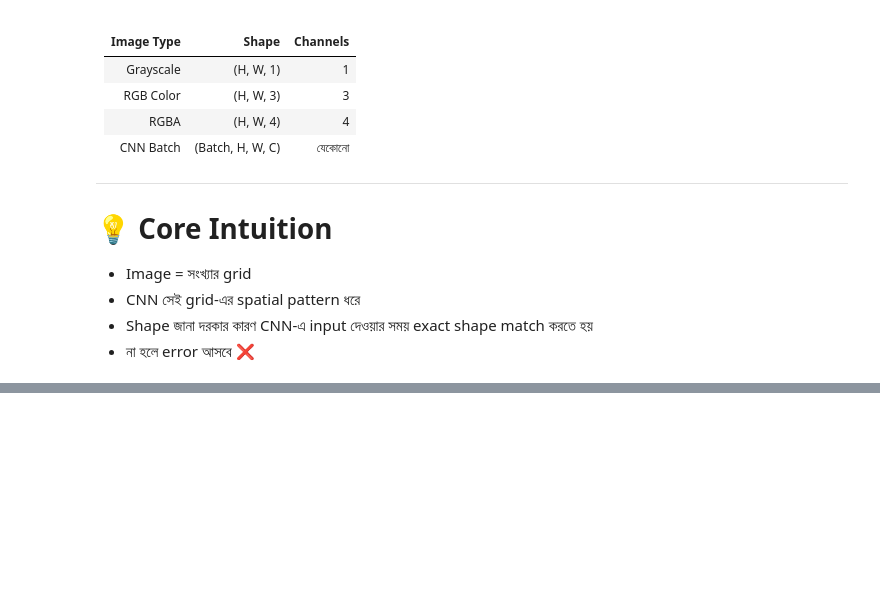
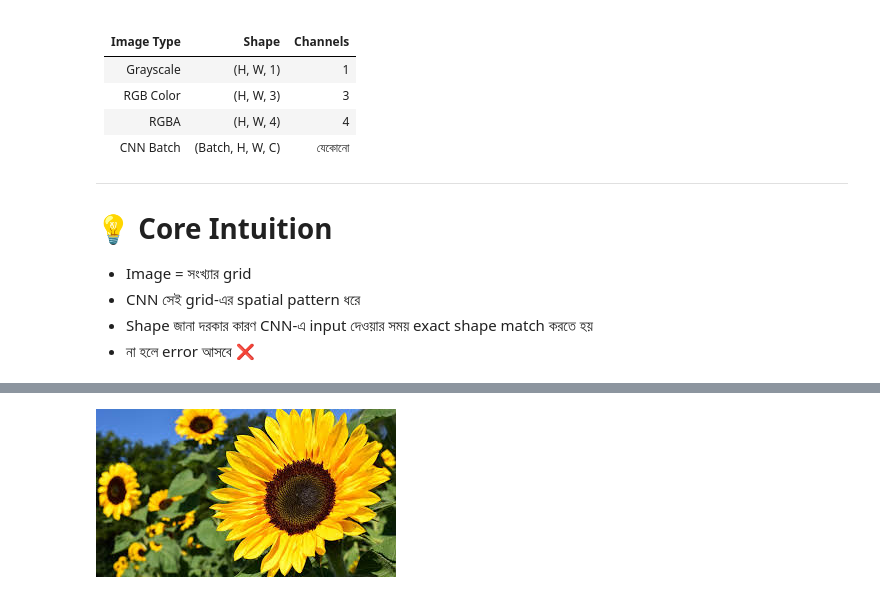
Before and after one commit to DhimanTarafdar/cnn-introduction, a Jupyter notebook: CNN_introduction.ipynb, the cells around one changed output, grey strips where cells are left out. Cells and saved outputs as stored; diff of their text form; code cells hidden in the pictures; blank space fills up the shorter version.

```diff
--- a/CNN_introduction.ipynb
+++ b/CNN_introduction.ipynb
@@ -92,0 +108,4 @@ CNN-ও ঠিক এভাবেই কাজ করে।
+# %%
+import numpy as np
+image_array = np.array(image)
+print(image_array)
@@ -92,0 +130,9 @@ CNN-ও ঠিক এভাবেই কাজ করে।
+# %%
+# Convert back to image
+new_image = Image.fromarray(image_array)
+
+# Show image
+new_image.show()
+new_image
+# %% [output]
+[figure, added]
```
Also changed, not shown: parts of 3 cells of this notebook.
